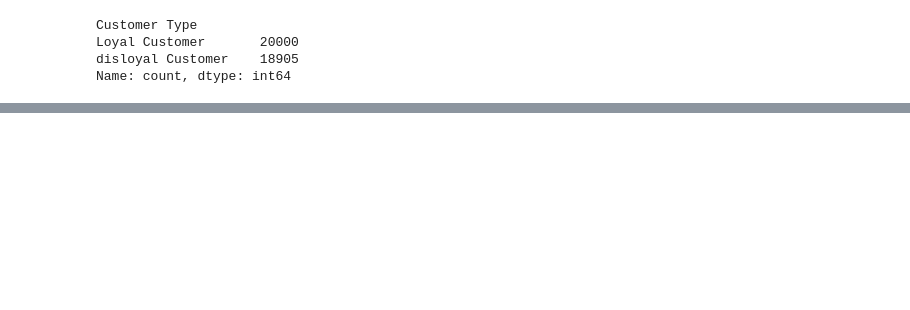
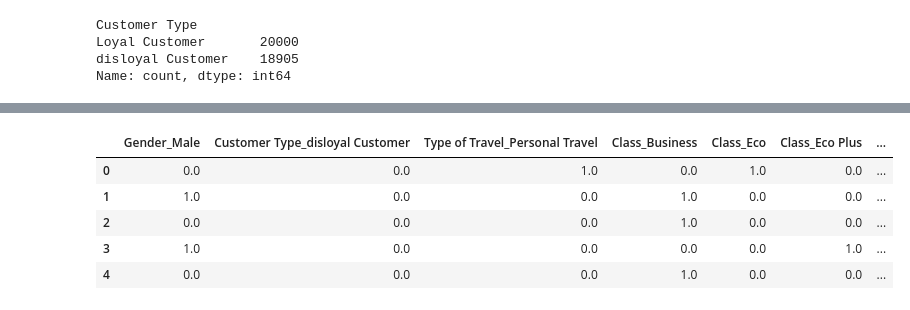
Before and after one commit to Hiteshgurnani123/Traning-of-AI-ML-, a Jupyter notebook: machine learning/logisticRegression.ipynb, the cells around one changed output, grey strips where cells are left out. Saved outputs shown, nothing was run; the diff lists cells and outputs as text; code cells hidden in the pictures; blank space fills up the shorter version.

```diff
--- a/machine learning/logisticRegression.ipynb
+++ b/machine learning/logisticRegression.ipynb
@@ -189,0 +193,10 @@ IntCastingNaNError: Cannot convert non-finite values (NA or inf) to integer
+# %%
+one_hot = pd.DataFrame(cat_col_encoded, columns = column_names)
+one_hot.head()
+# %% [output]
+|  | Gender_Male | Customer Type_disloyal Customer | Type of Travel_Personal Travel | Class_Business | Class_Eco | Class_Eco Plus | ... |
+| 0 | 0.0 | 0.0 | 1.0 | 0.0 | 1.0 | 0.0 | ... |
+| 1 | 1.0 | 0.0 | 0.0 | 1.0 | 0.0 | 0.0 | ... |
+| 2 | 0.0 | 0.0 | 0.0 | 1.0 | 0.0 | 0.0 | ... |
+| 3 | 1.0 | 0.0 | 0.0 | 0.0 | 0.0 | 1.0 | ... |
+| 4 | 0.0 | 0.0 | 0.0 | 1.0 | 0.0 | 0.0 | ... |
```
Also changed, not shown: parts of 20 cells of this notebook, 1 other file.
